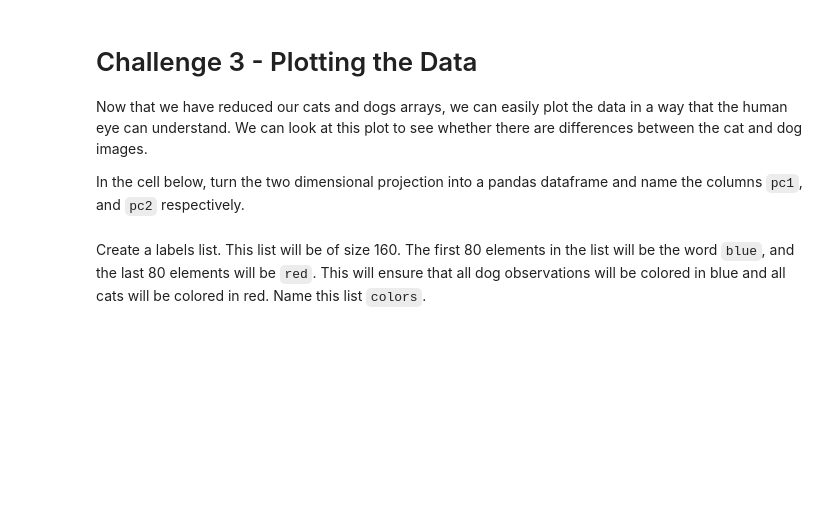
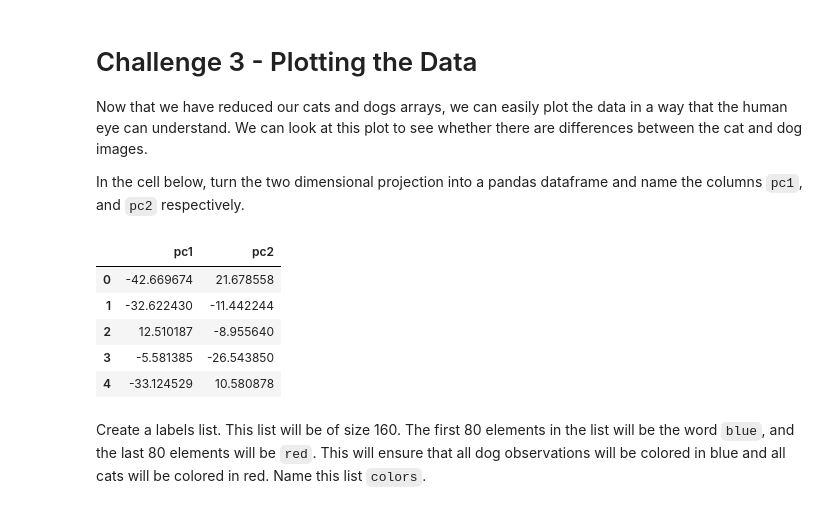
Before and after one commit to ta-datapt-bcn/lab-pca, a Jupyter notebook: your-code/main.ipynb, the cells around one changed output. Drawn from its saved outputs; the diff is of its cells as text; code cells hidden in the pictures; blank space fills up the shorter version.

```diff
--- a/your-code/main.ipynb
+++ b/your-code/main.ipynb
@@ -50,12 +77,21 @@ Next, we would like to create a standardization function. This function will fin
 Hint: To find the mean and standard deviation of each image, use `numpy`'s version of mean and stadnard deviation and use `axis=0`.
 # %%
 def standardize(x):
+
     #This function takes as input a numpy array and returns a stadardized numpy array of the same dimensions.
     #Sample input: np.array([[1,2,3],[4,5,6]])
     #Sample output: np.array([[-1,-1,-1],[1,1,1]])
 
     # Your code here:
+
+    mean = np.mean(x, axis=0)
+    std_dev = np.std(x, axis=0)
+
+    return (x-mean) / std_dev
 # %% [markdown]
 Now, use the `np.concatenate` function to combine the cats and dogs arrays. Use `axis=1` to combine the two correctly. Make sure to put dogs first.
 # %%
 # Your code here:
+
+cats_dogs = np.concatenate((dogs, cats), axis=1)
+cats_dogs
@@ -90,3 +173,22 @@ In the cell below, turn the two dimensional projection into a pandas dataframe a
+# %%
+# Your code here:
+
+from sklearn import decomposition
+
+pca = decomposition.PCA(n_components = 2)
+
+pc = pca.fit_transform(cats_dogs_stand_matrix_transposed)
+
+pc_df = pd.DataFrame(data = pc , columns = ['pc1', 'pc2'])
+
+pc_df.head()
+# %% [output]
+|  | pc1 | pc2 |
+| 0 | -42.669674 | 21.678558 |
+| 1 | -32.622430 | -11.442244 |
+| 2 | 12.510187 | -8.955640 |
+| 3 | -5.581385 | -26.543850 |
+| 4 | -33.124529 | 10.580878 |
 # %% [markdown]
 Create a labels list. This list will be of size 160. The first 80 elements in the list will be the word `blue`, and the last 80 elements will be `red`. This will ensure that all dog observations will be colored in blue and all cats will be colored in red. Name this list `colors`.
 # %%
```
Also changed, not shown: parts of 15 cells of this notebook.
